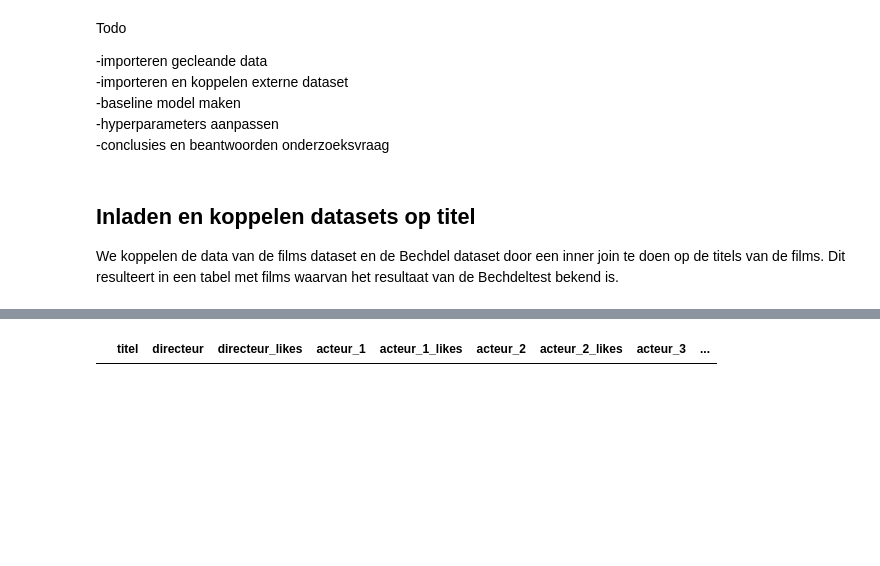
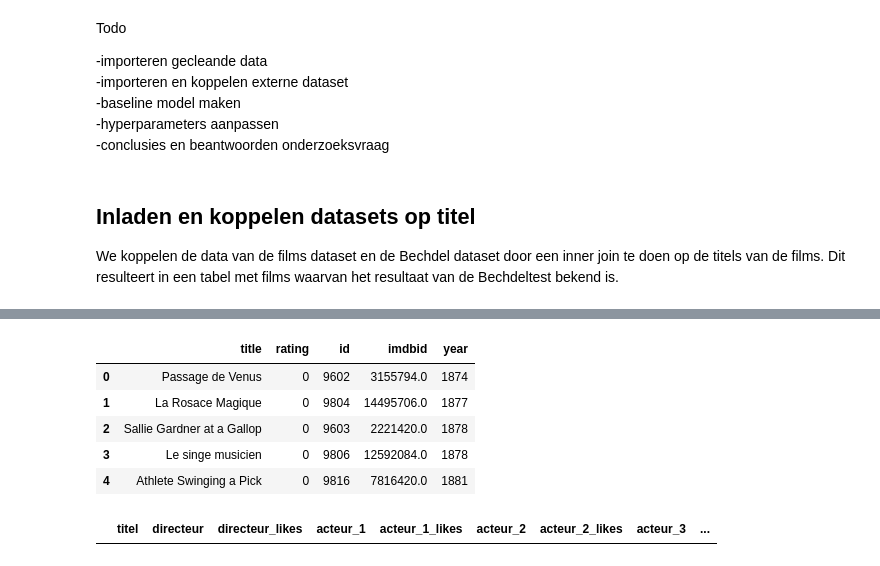
Before and after one commit to GitMathijs/CM2024-casus, a Jupyter notebook: CM_onderzoeksvraag_2.ipynb, the cells around one changed output, grey strips where cells are left out. Drawn from its saved outputs; the diff is of its cells as text; code cells hidden in the pictures; blank space fills up the shorter version.

```diff
--- a/CM_onderzoeksvraag_2.ipynb
+++ b/CM_onderzoeksvraag_2.ipynb
@@ -33 +43,11 @@ We koppelen de data van de films dataset en de Bechdel dataset door een inner jo
+# %%
+bechdel = pd.read_csv('bechdel.csv')
+bechdel.head()
+# %% [output]
+|  | title | rating | id | imdbid | year |
+| 0 | Passage de Venus | 0 | 9602 | 3155794.0 | 1874 |
+| 1 | La Rosace Magique | 0 | 9804 | 14495706.0 | 1877 |
+| 2 | Sallie Gardner at a Gallop | 0 | 9603 | 2221420.0 | 1878 |
+| 3 | Le singe musicien | 0 | 9806 | 12592084.0 | 1878 |
+| 4 | Athlete Swinging a Pick | 0 | 9816 | 7816420.0 | 1881 |
 # %%
```
Also changed, not shown: parts of 8 cells of this notebook.
